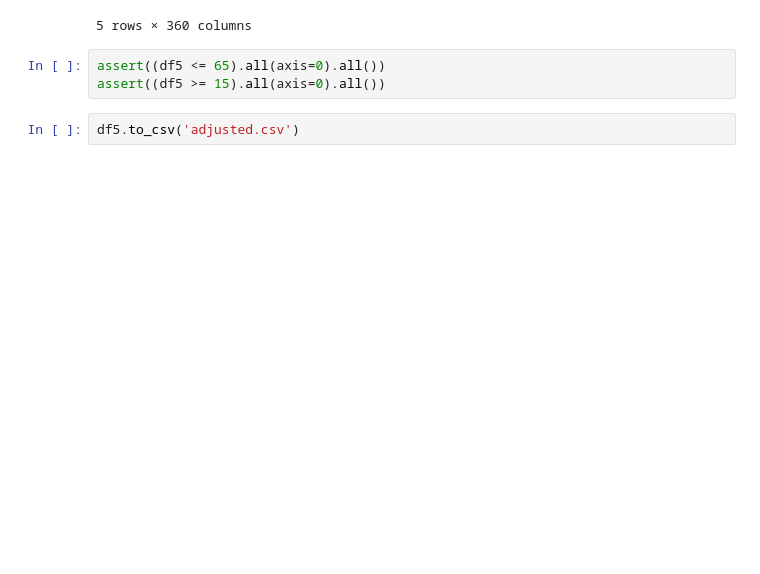
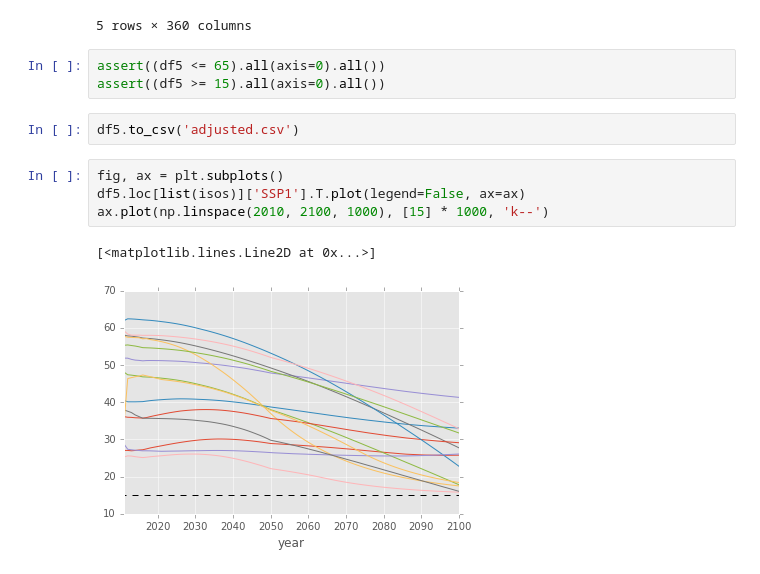
Before and after one commit to gidden/gini_projections_rao_2018, a Jupyter notebook: gini_projection_adjustment.ipynb, the cells around one changed output. Cells and saved outputs as stored; diff of their text form; blank space fills up the shorter version.

```diff
--- a/gini_projection_adjustment.ipynb
+++ b/gini_projection_adjustment.ipynb
@@ -285,3 +292,10 @@ assert((df5 <= 65).all(axis=0).all())
 assert((df5 >= 15).all(axis=0).all())
 # %%
 df5.to_csv('adjusted.csv')
+# %%
+fig, ax = plt.subplots()
+df5.loc[list(isos)]['SSP1'].T.plot(legend=False, ax=ax)
+ax.plot(np.linspace(2010, 2100, 1000), [15] * 1000, 'k--')
+# %% [output]
+[<matplotlib.lines.Line2D at 0x...>]
+[figure, added]
```
Also changed, not shown: parts of 1 cell of this notebook, 2 other files.
